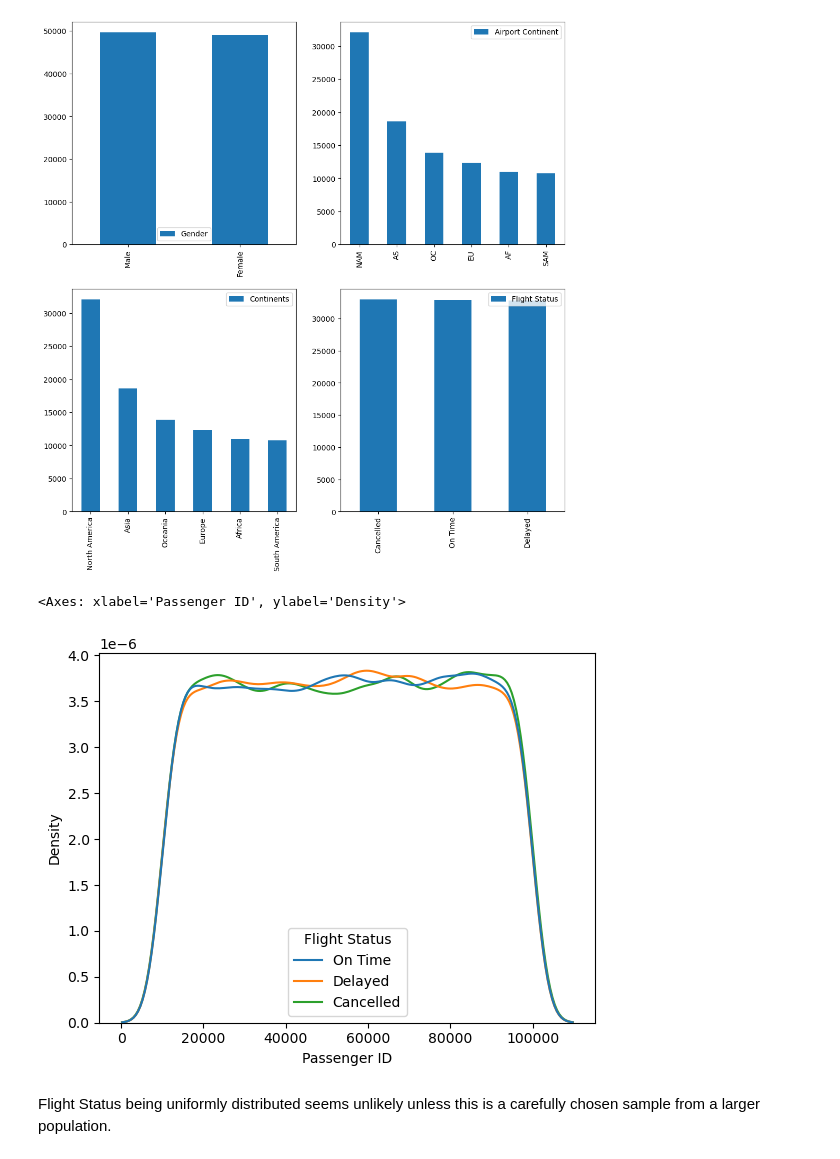
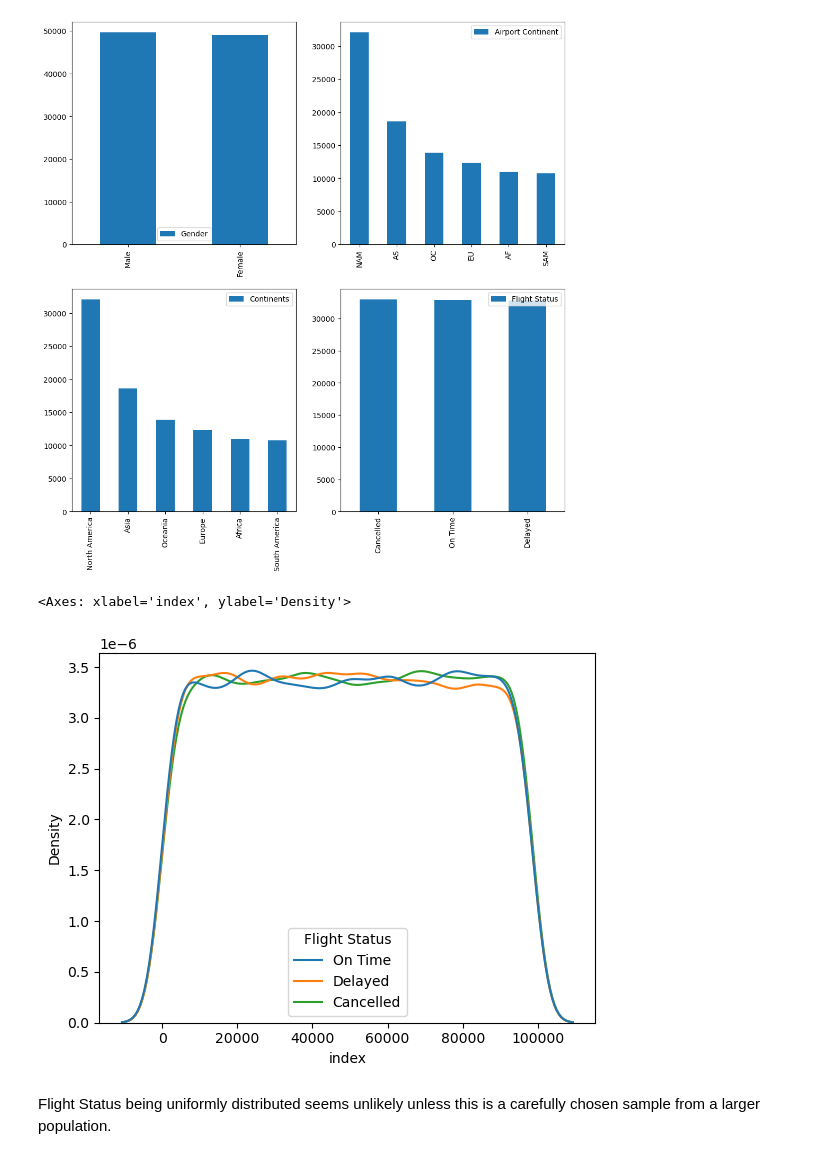
Before and after one commit to mikedelong/kaggle-workbooks, a Jupyter notebook: notebook76dacd672a.ipynb, the cells around one changed output. Saved outputs shown, nothing was run; the diff lists cells and outputs as text; code cells hidden in the pictures.

Commit message:
Kaggle Notebook | Python EDA with KDEs | Switch to updated dataset

```diff
--- a/notebook76dacd672a.ipynb
+++ b/notebook76dacd672a.ipynb
@@ -1,5 +1,6 @@
 # %%
 import pandas as pd
-df = pd.read_csv(filepath_or_buffer='/kaggle/input/airline-dataset/Airline Dataset.csv', parse_dates=['Departure Date'])
+DATA = '/kaggle/input/airline-dataset/Airline Dataset Updated - v2.csv'
+df = pd.read_csv(filepath_or_buffer=DATA, parse_dates=['Departure Date']).reset_index()
 df.head()
 # %% [output]
@@ -45,10 +47,10 @@ for index, column in enumerate(columns):
 # %% [output]
 [figure]
 # %%
-kdeplot(data=df, x='Passenger ID', hue='Flight Status')
+kdeplot(data=df, x='index', hue='Flight Status')
 # %% [output]
-<Axes: xlabel='Passenger ID', ylabel='Density'>
+<Axes: xlabel='index', ylabel='Density'>
-[figure, old version]
+[figure, new version]
 # %% [markdown]
 Flight Status being uniformly distributed seems unlikely unless this is a carefully chosen sample from a larger population.
 # %%
```
Also changed, not shown: parts of 3 cells of this notebook.
